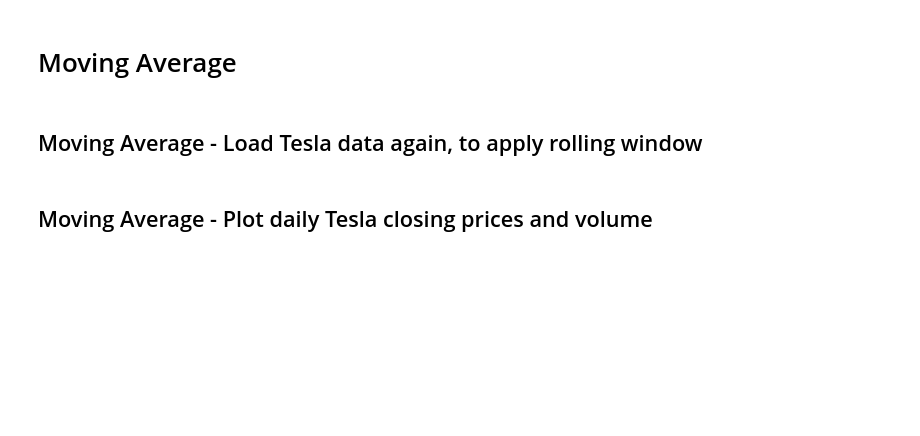
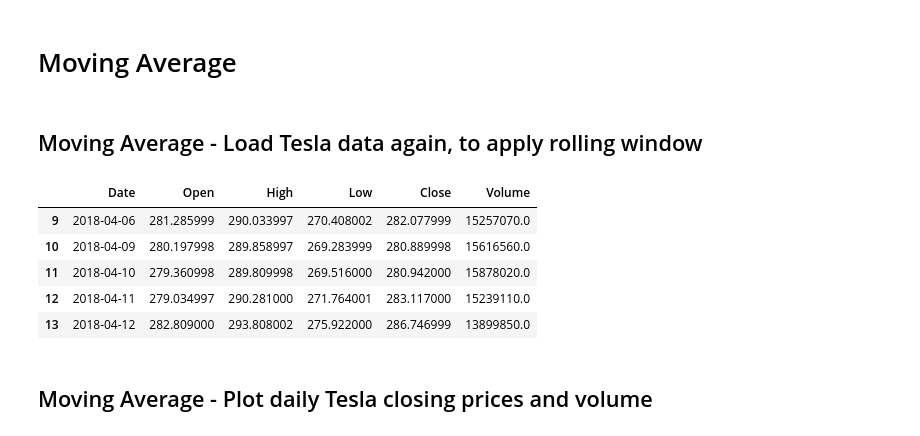
Before and after one commit to XuhuiZhan/BDA, a Jupyter notebook: Stock-Prediction-Models-master/deep-learning/IBM_Transformer+TimeEmbedding.ipynb, the cells around one changed output. Cells and saved outputs as stored; diff of their text form; code cells hidden in the pictures; blank space fills up the shorter version.

```diff
--- a/Stock-Prediction-Models-master/deep-learning/IBM_Transformer+TimeEmbedding.ipynb
+++ b/Stock-Prediction-Models-master/deep-learning/IBM_Transformer+TimeEmbedding.ipynb
@@ -254,18 +265,25 @@ df.tail()
 # %%
-# Tesla_path = '../dataset/TSLA.csv'
+Tesla_path = '../dataset/TSLA.csv'
 
-# df = pd.read_csv(Tesla_path, delimiter=',', usecols=['Date', 'Open', 'High', 'Low', 'Close','Adj Close','Volume'])
-# df.drop(labels='Adj Close',axis=1,inplace=True)
-# # Replace 0 to avoid dividing by 0 later on
-# df['Volume'].replace(to_replace=0, method='ffill', inplace=True)
-# df.sort_values('Date', inplace=True)
+df = pd.read_csv(Tesla_path, delimiter=',', usecols=['Date', 'Open', 'High', 'Low', 'Close','Adj Close','Volume'])
+df.drop(labels='Adj Close',axis=1,inplace=True)
+# Replace 0 to avoid dividing by 0 later on
+df['Volume'].replace(to_replace=0, method='ffill', inplace=True)
+df.sort_values('Date', inplace=True)
 
-# # Apply moving average with a window of 10 days to all columns
-# df[['Open', 'High', 'Low', 'Close','Volume']] = df[['Open', 'High', 'Low', 'Close','Volume']].rolling(10).mean()
+# Apply moving average with a window of 10 days to all columns
+df[['Open', 'High', 'Low', 'Close','Volume']] = df[['Open', 'High', 'Low', 'Close','Volume']].rolling(10).mean()
 
-# # Drop all rows with NaN values
-# df.dropna(how='any', axis=0, inplace=True)
-# df.head()
+# Drop all rows with NaN values
+df.dropna(how='any', axis=0, inplace=True)
+df.head()
+# %% [output]
+|  | Date | Open | High | Low | Close | Volume |
+| 9 | 2018-04-06 | 281.285999 | 290.033997 | 270.408002 | 282.077999 | 15257070.0 |
+| 10 | 2018-04-09 | 280.197998 | 289.858997 | 269.283999 | 280.889998 | 15616560.0 |
+| 11 | 2018-04-10 | 279.360998 | 289.809998 | 269.516000 | 280.942000 | 15878020.0 |
+| 12 | 2018-04-11 | 279.034997 | 290.281000 | 271.764001 | 283.117000 | 15239110.0 |
+| 13 | 2018-04-12 | 282.809000 | 293.808002 | 275.922000 | 286.746999 | 13899850.0 |
 # %% [markdown]
 ## Moving Average - Plot daily Tesla closing prices and volume
 # %%
```
Also changed, not shown: parts of 20 cells of this notebook, 1 other file.
